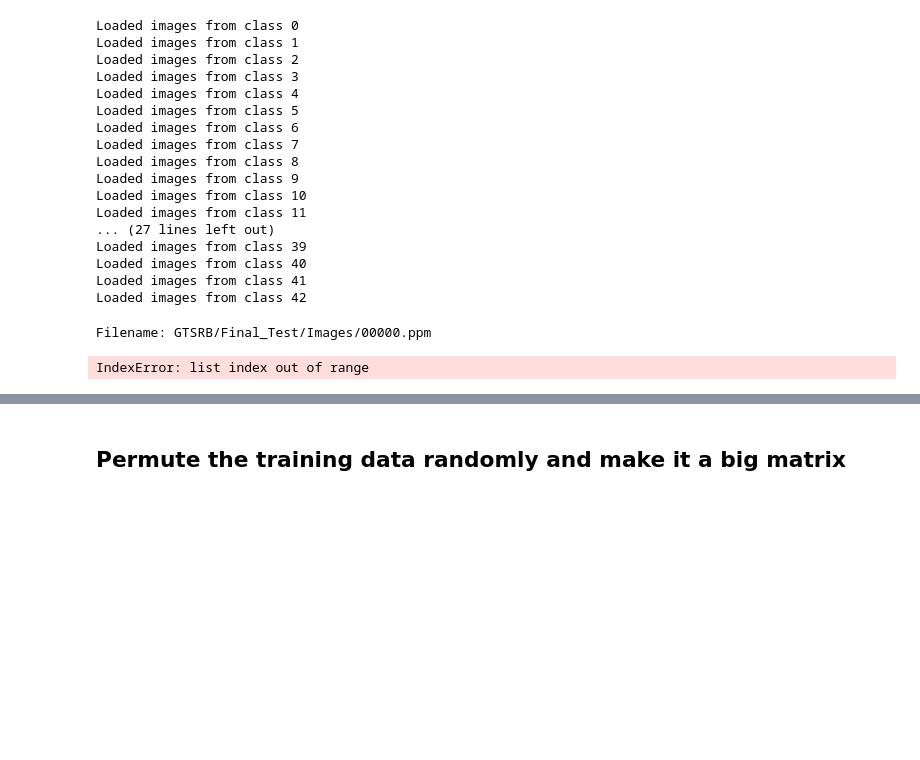
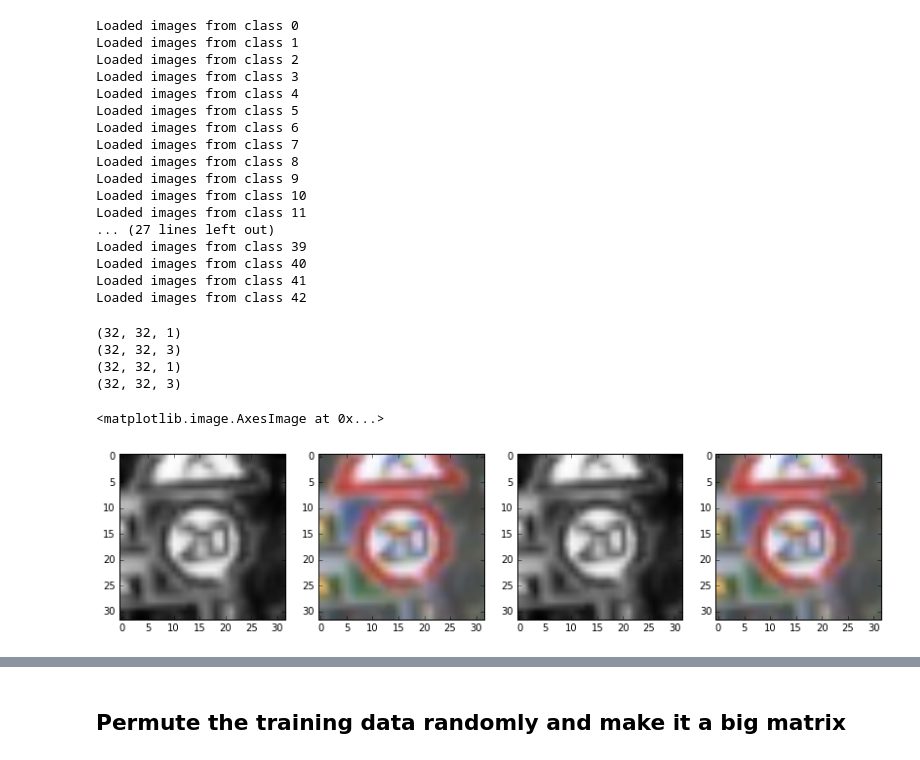
Before and after one commit to romeasy/GermanRoadsignDetection, a Jupyter notebook: preprocessing.ipynb, the cells around one changed output, grey strips where cells are left out. Saved outputs shown, nothing was run; the diff lists cells and outputs as text; code cells hidden in the pictures; blank space fills up the shorter version.

```diff
--- a/preprocessing.ipynb
+++ b/preprocessing.ipynb
@@ -129,8 +177,31 @@ Loaded images from class 39
 Loaded images from class 40
 Loaded images from class 41
 Loaded images from class 42
-# %%
-testImg = read_test_set('GTSRB/Final_Test/Images')
-# %% [output]
-Filename: GTSRB/Final_Test/Images/00000.ppm
-IndexError: list index out of range
+# %%
+fig = plt.figure(figsize=(14,8))
+path = 'GTSRB/Final_Training/Images/00000/00000_00000.ppm'
+plt.subplot(1, 4, 1)
+img1 = getSingleImage(path, False, False)
+print img1.shape
+plt.imshow(img1.squeeze(), cmap='Greys_r')
+plt.subplot(1, 4, 2)
+img2 = getSingleImage(path, True, False)
+print img2.shape
+x = misc.toimage(img2, high=255, low=0, mode='YCbCr')
+plt.imshow(x)
+plt.subplot(1, 4, 3)
+img3 = getSingleImage(path, False, True)
+print img3.shape
+plt.imshow(img3.squeeze(), cmap='Greys_r')
+plt.subplot(1, 4, 4)
+img4 = getSingleImage(path, True, True)
+print img4.shape
+x = misc.toimage(img4, high=255, low=0, mode='YCbCr')
+plt.imshow(x)
+# %% [output]
+(32, 32, 1)
+(32, 32, 3)
+(32, 32, 1)
+(32, 32, 3)
+<matplotlib.image.AxesImage at 0x...>
+[figure, added]
```
Also changed, not shown: parts of 16 cells of this notebook.
